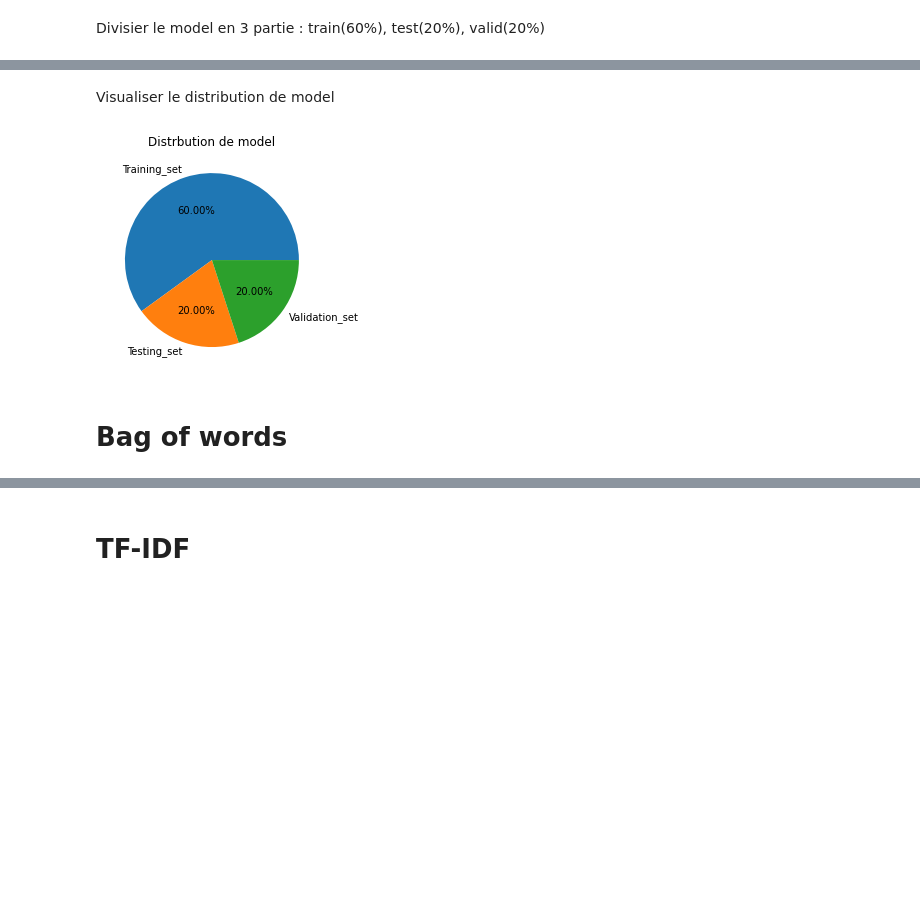
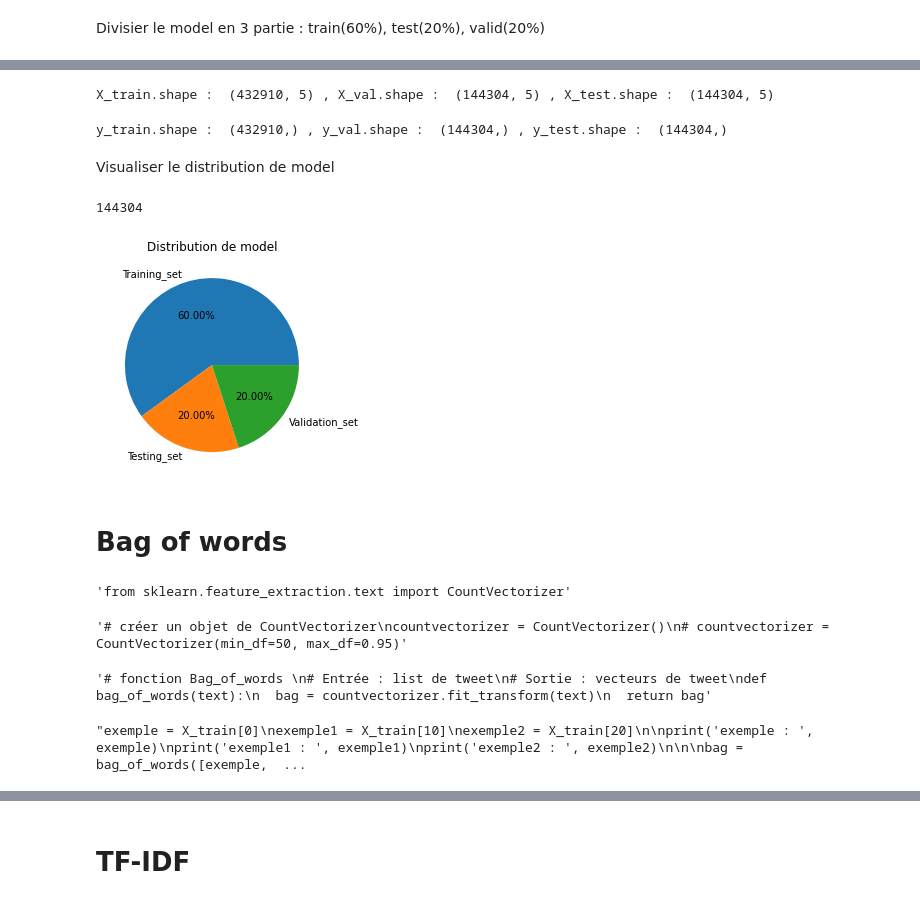
Before and after one commit to anjunjin/PFE-ING3-IA, a Jupyter notebook: Représentation_du_texte.ipynb, the cells around one changed output, grey strips where cells are left out. Drawn from its saved outputs; the diff is of its cells as text; code cells hidden in the pictures; blank space fills up the shorter version.

```diff
--- a/Représentation_du_texte.ipynb
+++ b/Représentation_du_texte.ipynb
@@ -13,0 +68,10 @@ Drive already mounted at /content/drive; to attempt to forcibly remount, call dr
+# %%
+"""mask = data.applymap(lambda x: x is None)
+cols = data.columns[(mask).any()]
+for col in data[cols]:
+    data.loc[mask[col], col] = ''
+data"""
+
+"""test_list = list(data['cleaned'])
+res = list(filter(None, test_list))
+data['cleaned'] = pd.DataFrame(res)"""
@@ -13,0 +82,2 @@ Drive already mounted at /content/drive; to attempt to forcibly remount, call dr
+# %%
+data = data.dropna()
@@ -14,3 +113,11 @@ Drive already mounted at /content/drive; to attempt to forcibly remount, call dr
+# %%
+list_percent_rt = []
+list_percent_fav = []
+for index, row in data.iterrows():
+  list_percent_rt.append(row['retweet_count']/row['count_followers'])
+  list_percent_fav.append(row['favorite_count']/row['count_followers'])
+data['rt_per_followers'] = list_percent_rt
+data['fav_per_followers'] = list_percent_fav
 # %%
 data
 # %% [output]
@@ -38,5 +152,10 @@ from sklearn.model_selection import train_test_split
 # %%
 # X : le tweet
-X = data['parsed']
+# X = data['cleaned']
+# X = data[['cleaned']]
+X = data[['cleaned', 'tagged', 'count_followers', 'rt_per_followers', 'fav_per_followers']]
+
 # y : site fiable / pas fiable
 y = data['liability_label']
+# y = data[['liability_label']]
+# y = data[['liability_label', 'liability_label', 'liability_label', 'liability_label', 'liability_label']]
@@ -46,41 +197,61 @@ X_train, X_test, y_train, y_test = train_test_split(X, y, test_size=0.2, random_
 # %%
 # 80% dataset(train) : 80%*0.75=60% train  80%*0.25=20% test
 X_train, X_val, y_train, y_val = train_test_split(X_train, y_train, test_size=0.25, random_state=1)
+# %%
+print("X_train.shape : ",X_train.shape,", X_val.shape : ",X_val.shape, ", X_test.shape : ",X_test.shape)
+# %% [output]
+X_train.shape :  (432910, 5) , X_val.shape :  (144304, 5) , X_test.shape :  (144304, 5)
+# %%
+print("y_train.shape : ",y_train.shape,", y_val.shape : ",y_val.shape, ", y_test.shape : ",y_test.shape)
+# %% [output]
+y_train.shape :  (432910,) , y_val.shape :  (144304,) , y_test.shape :  (144304,)
 # %% [markdown]
 Visualiser le distribution de model
 # %%
 import matplotlib.pyplot as plt
 import numpy as np
+# %%
+X_test.count()[0]
+# %% [output]
+144304
 # %%
-model_size = np.array([X_train.count(), X_test.count(), X_val.count()])
+# model_size = np.array([X_train.count(), X_test.count(), X_val.count()])
+model_size = np.array([X_train.count()[0], X_test.count()[0], X_val.count()[0]])
 
 plt.pie(model_size,
         # labels de pie chart
         labels=['Training_set','Testing_set','Validation_set'],
         # pourcentage
         autopct='%.2f%%',
        )
-plt.title("Distrbution de model")
+plt.title("Distribution de model")
 plt.show()
 # %% [output]
-[figure, old version]
+[figure, new version]
 # %% [markdown]
 # Bag of words
 # %%
-from sklearn.feature_extraction.text import CountVectorizer
+"""from sklearn.feature_extraction.text import CountVectorizer"""
+# %% [output]
+'from sklearn.feature_extraction.text import CountVectorizer'
 # %%
-# créer un objet de CountVectorizer
+"""# créer un objet de CountVectorizer
 countvectorizer = CountVectorizer()
+# countvectorizer = CountVectorizer(min_df=50, max_df=0.95)"""
+# %% [output]
+'# créer un objet de CountVectorizer\ncountvectorizer = CountVectorizer()\n# countvectorizer = CountVectorizer(min_df=50, max_df=0.95)'
 # %%
-# fonction Bag_of_words
+"""# fonction Bag_of_words
 # Entrée : list de tweet
 # Sortie : vecteurs de tweet
 def bag_of_words(text):
   bag = countvectorizer.fit_transform(text)
-  return bag
+  return bag"""
+# %% [output]
+'# fonction Bag_of_words \n# Entrée : list de tweet\n# Sortie : vecteurs de tweet\ndef bag_of_words(text):\n  bag = countvectorizer.fit_transform(text)\n  return bag'
 # %%
 # un exemple de test
-exemple = X_train[0]
+"""exemple = X_train[0]
 exemple1 = X_train[10]
 exemple2 = X_train[20]
 
@@ -93,4 +264,7 @@ bag = bag_of_words([exemple, exemple1,exemple2])
 bag.toarray()
 feature_names = countvectorizer.get_feature_names()
 pd.DataFrame(bag.toarray(), columns=feature_names)
+"""
+# %% [output]
+"exemple = X_train[0]\nexemple1 = X_train[10]\nexemple2 = X_train[20]\n\nprint('exemple : ', exemple)\nprint('exemple1 : ', exemple1)\nprint('exemple2 : ', exemple2)\n\n\nbag = bag_of_words([exemple,  ...
 # %%
```
Also changed, not shown: parts of 125 cells of this notebook.
